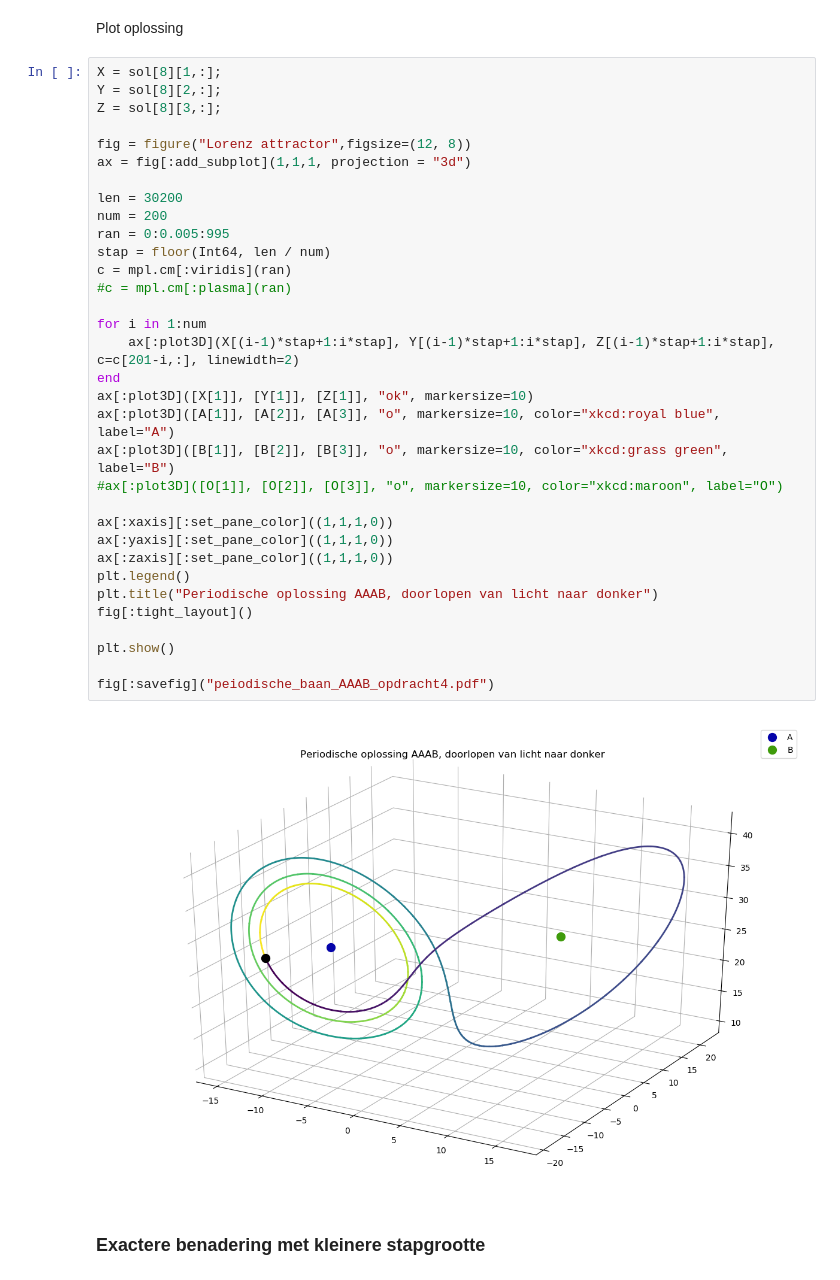
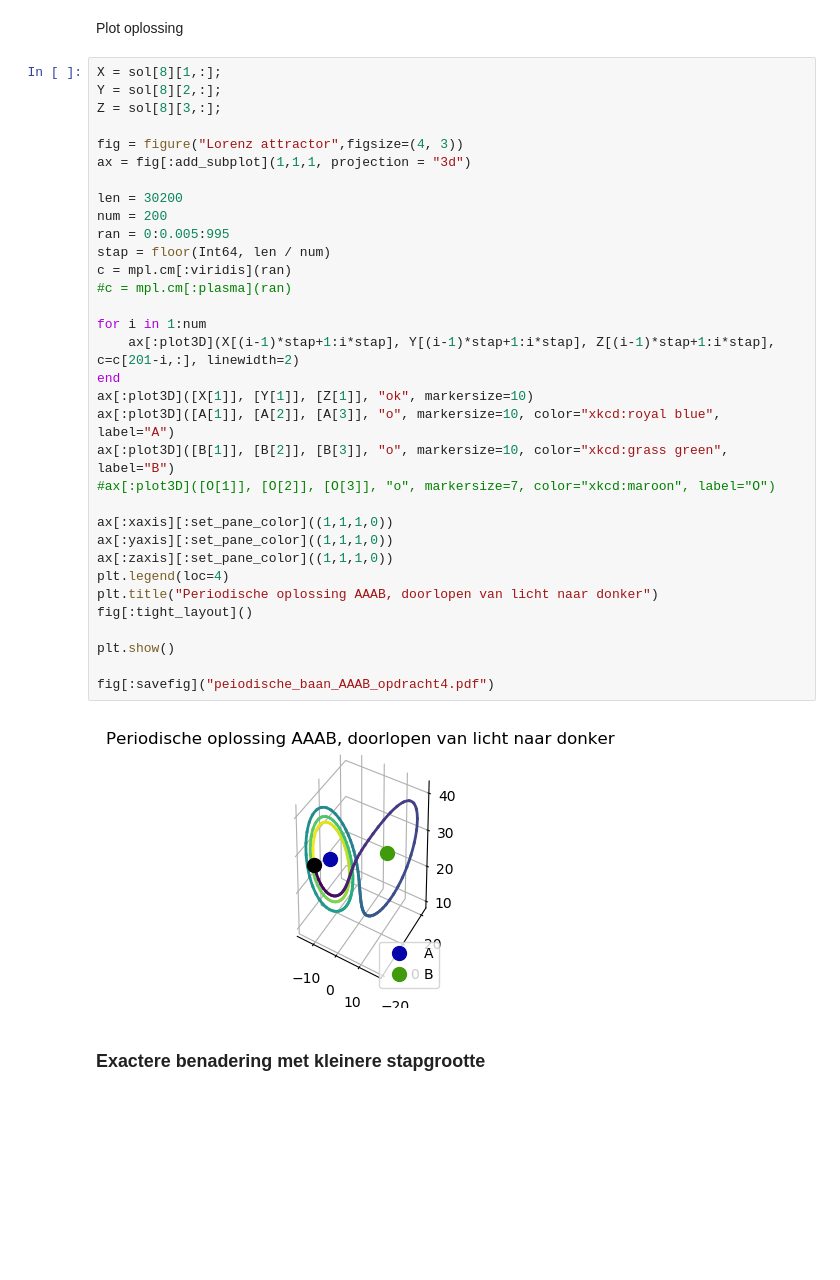
Before and after one commit to Cubedsheep/practicum-diff-Julia, a Jupyter notebook: practicum - Julia.ipynb, the cells around one changed output. Drawn from its saved outputs; the diff is of its cells as text; blank space fills up the shorter version.

```diff
--- a/practicum - Julia.ipynb
+++ b/practicum - Julia.ipynb
@@ -807,37 +807,37 @@ Plot oplossing
 X = sol[8][1,:];
 Y = sol[8][2,:];
 Z = sol[8][3,:];
 
-fig = figure("Lorenz attractor",figsize=(12, 8))
+fig = figure("Lorenz attractor",figsize=(4, 3))
 ax = fig[:add_subplot](1,1,1, projection = "3d")
 
 len = 30200
 num = 200
 ran = 0:0.005:995
 stap = floor(Int64, len / num)
 c = mpl.cm[:viridis](ran)
 #c = mpl.cm[:plasma](ran)
 
 for i in 1:num
     ax[:plot3D](X[(i-1)*stap+1:i*stap], Y[(i-1)*stap+1:i*stap], Z[(i-1)*stap+1:i*stap], c=c[201-i,:], linewidth=2)
 end
 ax[:plot3D]([X[1]], [Y[1]], [Z[1]], "ok", markersize=10)
 ax[:plot3D]([A[1]], [A[2]], [A[3]], "o", markersize=10, color="xkcd:royal blue", label="A")
 ax[:plot3D]([B[1]], [B[2]], [B[3]], "o", markersize=10, color="xkcd:grass green", label="B")
-#ax[:plot3D]([O[1]], [O[2]], [O[3]], "o", markersize=10, color="xkcd:maroon", label="O")
+#ax[:plot3D]([O[1]], [O[2]], [O[3]], "o", markersize=7, color="xkcd:maroon", label="O")
 
 ax[:xaxis][:set_pane_color]((1,1,1,0))
 ax[:yaxis][:set_pane_color]((1,1,1,0))
 ax[:zaxis][:set_pane_color]((1,1,1,0))
-plt.legend()
+plt.legend(loc=4)
 plt.title("Periodische oplossing AAAB, doorlopen van licht naar donker")
 fig[:tight_layout]()
 
 plt.show()
 
 fig[:savefig]("peiodische_baan_AAAB_opdracht4.pdf")
 # %% [output]
-[figure, old version]
+[figure, new version]
 # %% [markdown]
 ### Exactere benadering met kleinere stapgrootte
 # %%
```
Also changed, not shown: parts of 1 cell of this notebook, 2 other files.
